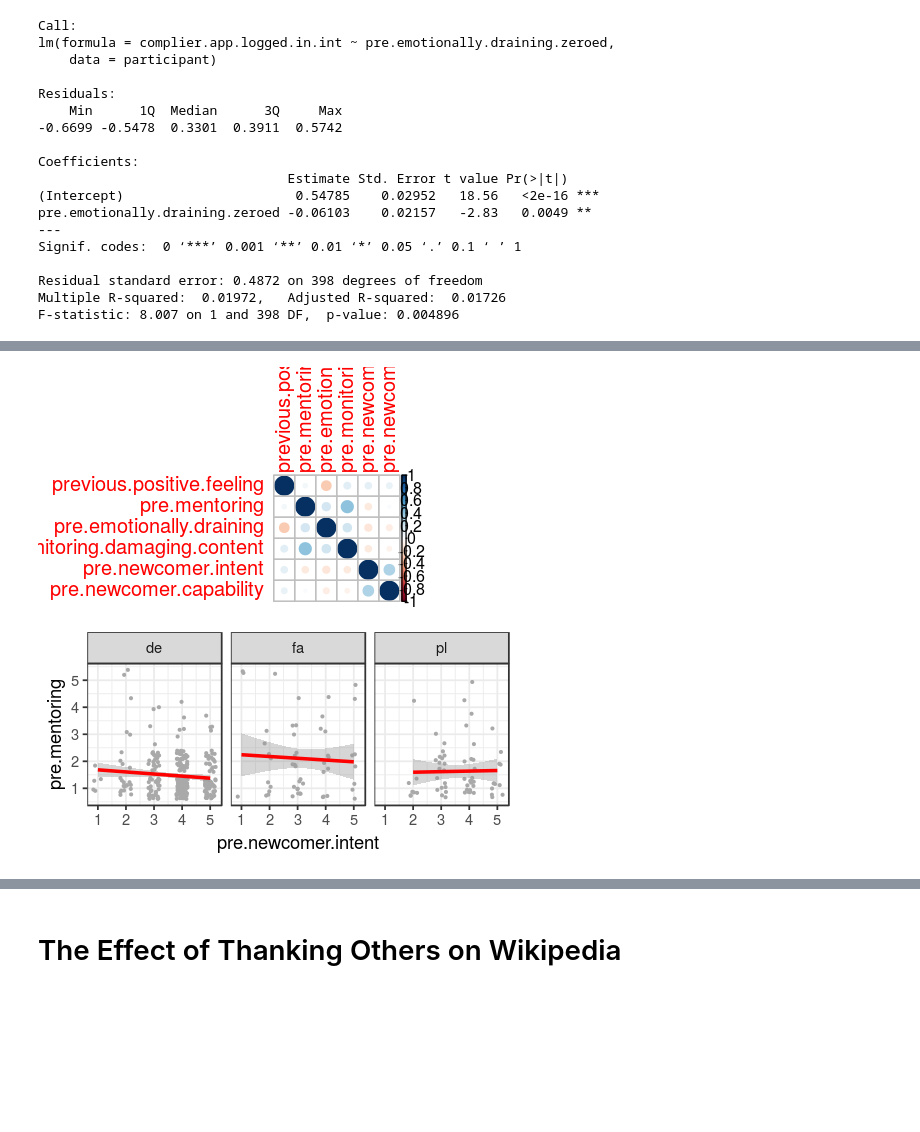
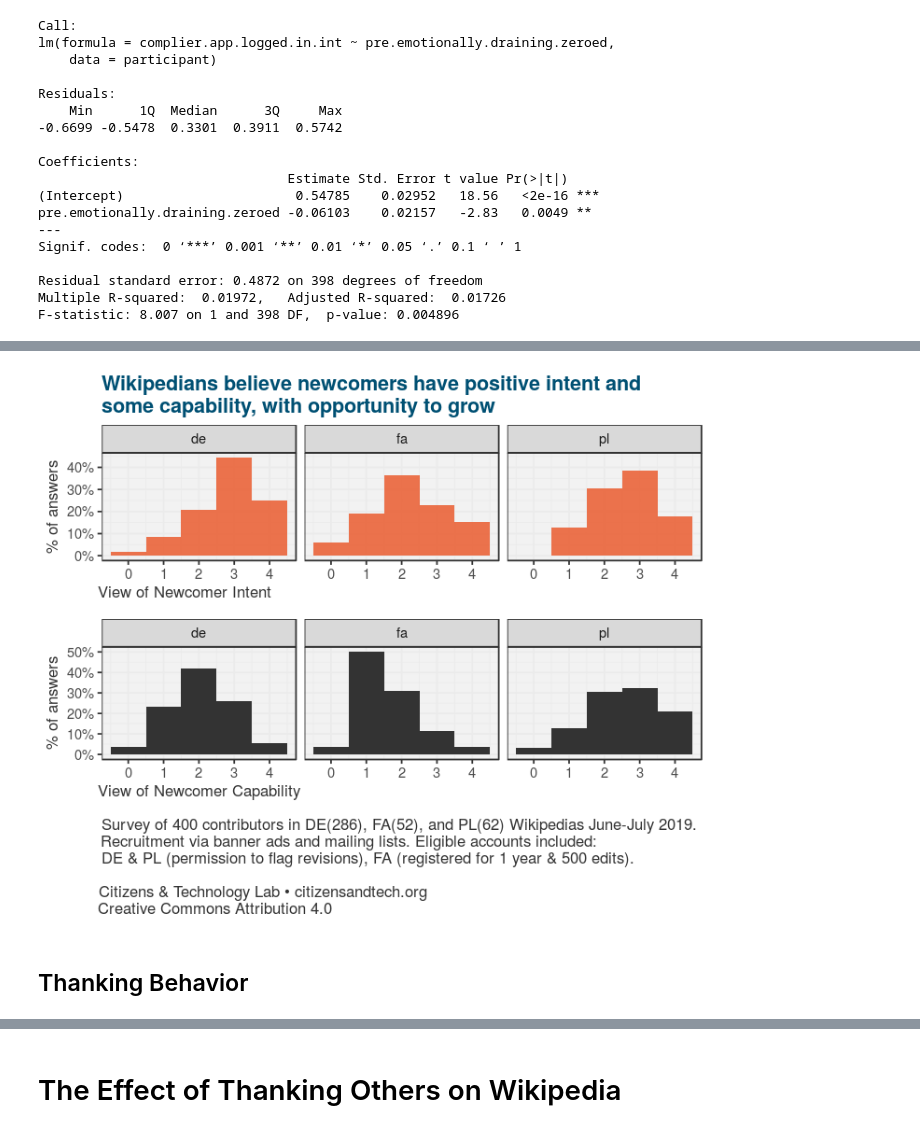
Before and after one commit to citizensandtech/CivilServant-Wikipedia-Analysis, a Jupyter notebook: reports/wikipedia-thanker-2019/Thanker Report Feb 2020.R.ipynb, the cells around one changed output, grey strips where cells are left out. Cells and saved outputs as stored; diff of their text form; code cells hidden in the pictures; blank space fills up the shorter version.

```diff
--- a/reports/wikipedia-thanker-2019/Thanker Report Feb 2020.R.ipynb
+++ b/reports/wikipedia-thanker-2019/Thanker Report Feb 2020.R.ipynb
@@ -253,3 +230,0 @@ ggplot(participant, aes(pre.monitoring.damaging.content, pre.mentoring)) +
-# %%
-pre.mentoring.monitoring.corr <- cor.test(participant$pre.mentoring,  participant$pre.monitoring.damaging.content)
-pre.mentoring.monitoring.corr
@@ -595,11 +585,0 @@ plot.newcomer.capability
-# %%
-summary(participant$pre.newcomer.intent)
-summary(factor(participant$pre.newcomer.intent))
-
-plot.newcomer.intent <- ggplot(participant, aes(pre.newcomer.intent)) +
-    geom_histogram(binwidth=1, fill=catpalette[2]) +
-    cat.theme +
-    xlab("View of Newcomer Intent") +
-    facet_grid(. ~ lang)
-
-plot.newcomer.intent
@@ -617,17 +585,0 @@ ggarrange(plot.newcomer.capability, plot.newcomer.intent, ncol=1, nrow=2) +
-# %%
-corrplot(cor(participant[c("previous.positive.feeling",
-                      "pre.mentoring",
-                      "pre.emotionally.draining",
-                      "pre.monitoring.damaging.content",
-                      "pre.newcomer.intent",
-                      "pre.newcomer.capability")]))
-# %% [output]
-[figure, removed]
-# %%
-ggplot(participant, aes(pre.newcomer.intent, pre.mentoring)) +
-    geom_jitter(width=0.2, size=0.5, color="darkgray") +
-    theme_bw() +
-    geom_smooth(method='lm', color="red") +
-    facet_grid(. ~ lang)
-# %% [output]
-[figure, removed]
@@ -644,0 +586,9 @@ ggplot(participant, aes(pre.newcomer.intent, pre.mentoring)) +
+# %%
+options(repr.plot.width=6, repr.plot.height=5)
+
+ggarrange(plot.newcomer.intent, plot.newcomer.capability, ncol=1, nrow=2,
+          heights=c(1,1.3))
+# %% [output]
+[figure, added]
+# %% [markdown]
+## Thanking Behavior
```
Also changed, not shown: parts of 66 cells of this notebook.
